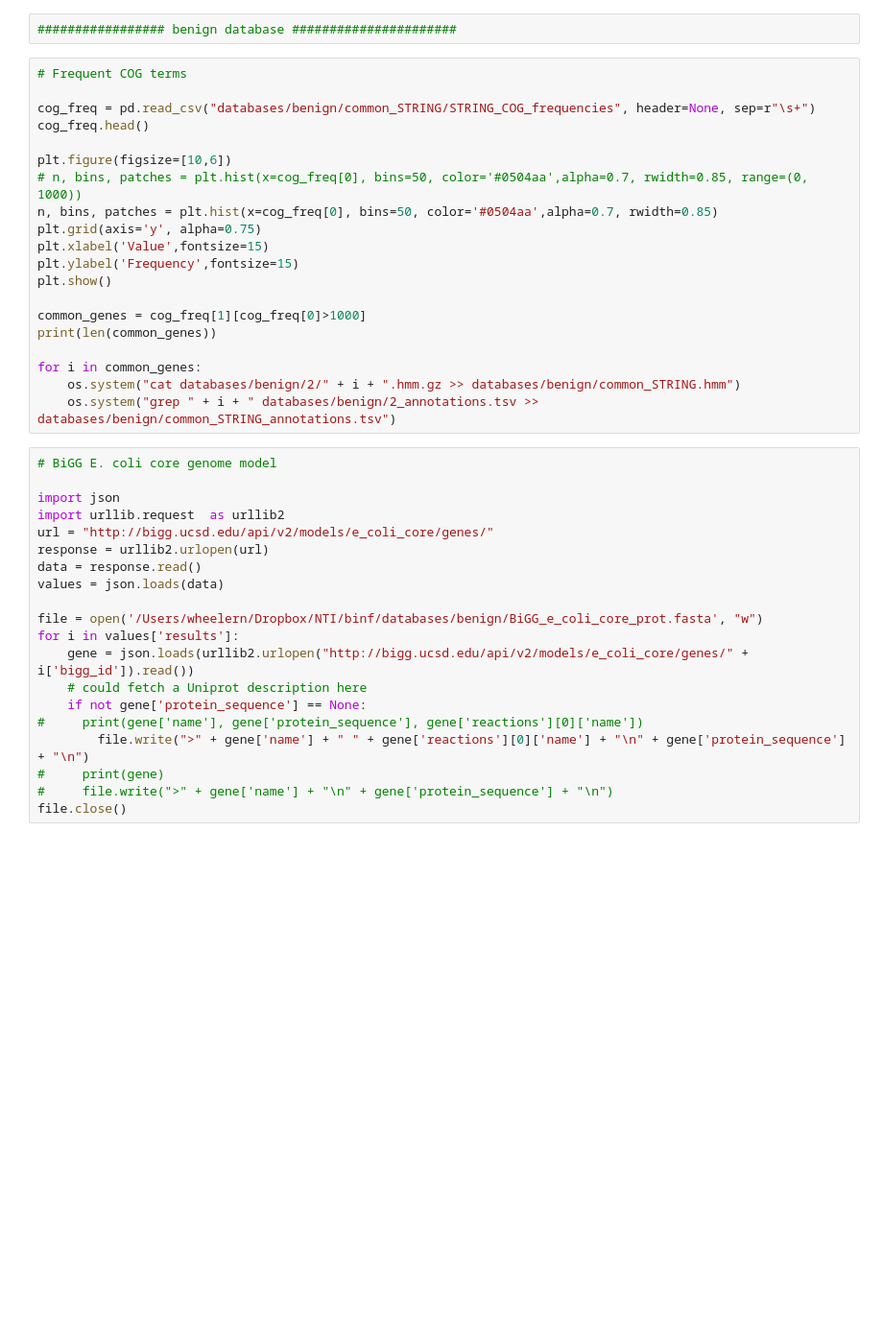
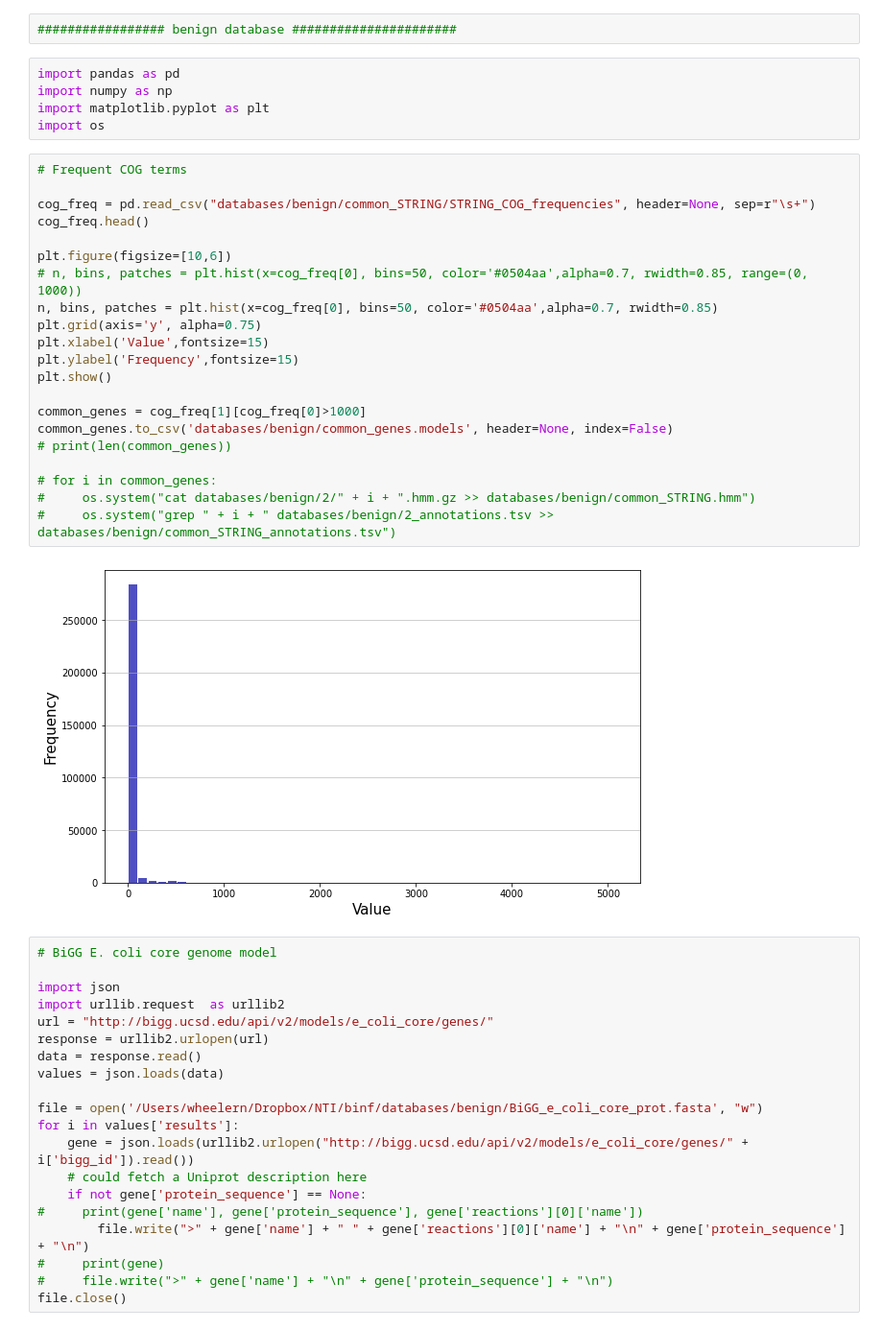
Before and after one commit to ibbis-screening/common-mechanism, a Jupyter notebook: Benign_db.ipynb, the cells around one changed output. Shown at 96% size. Drawn from its saved outputs; the diff is of its cells as text; blank space fills up the shorter version.

```diff
--- a/Benign_db.ipynb
+++ b/Benign_db.ipynb
@@ -1,25 +1,33 @@
 # %%
 ################# benign database ######################
+# %%
+import pandas as pd
+import numpy as np
+import matplotlib.pyplot as plt
+import os
 # %%
 # Frequent COG terms
 
 cog_freq = pd.read_csv("databases/benign/common_STRING/STRING_COG_frequencies", header=None, sep=r"\s+")
 cog_freq.head()
 
 plt.figure(figsize=[10,6])
 # n, bins, patches = plt.hist(x=cog_freq[0], bins=50, color='#0504aa',alpha=0.7, rwidth=0.85, range=(0, 1000))
 n, bins, patches = plt.hist(x=cog_freq[0], bins=50, color='#0504aa',alpha=0.7, rwidth=0.85)
 plt.grid(axis='y', alpha=0.75)
 plt.xlabel('Value',fontsize=15)
 plt.ylabel('Frequency',fontsize=15)
 plt.show()
 
 common_genes = cog_freq[1][cog_freq[0]>1000]
-print(len(common_genes))
+common_genes.to_csv('databases/benign/common_genes.models', header=None, index=False)
+# print(len(common_genes))
 
-for i in common_genes:
-    os.system("cat databases/benign/2/" + i + ".hmm.gz >> databases/benign/common_STRING.hmm")
-    os.system("grep " + i + " databases/benign/2_annotations.tsv >> databases/benign/common_STRING_annotations.tsv")
+# for i in common_genes:
+#     os.system("cat databases/benign/2/" + i + ".hmm.gz >> databases/benign/common_STRING.hmm")
+#     os.system("grep " + i + " databases/benign/2_annotations.tsv >> databases/benign/common_STRING_annotations.tsv")
+# %% [output]
+[figure, added]
 # %%
 # BiGG E. coli core genome model
 
```
Also changed, not shown: parts of 2 cells of this notebook, 22 other files.
